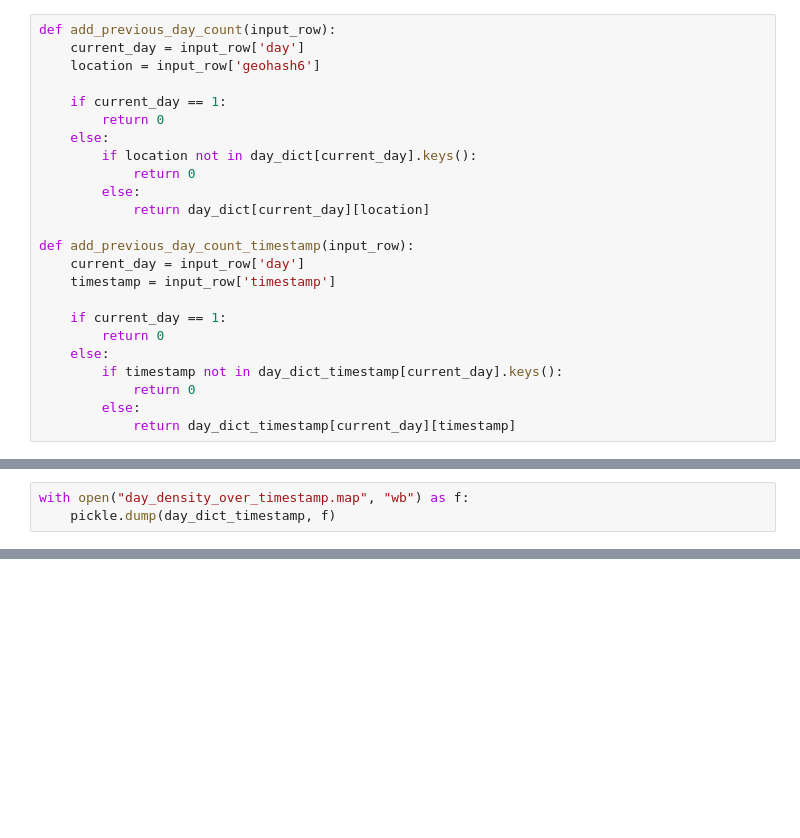
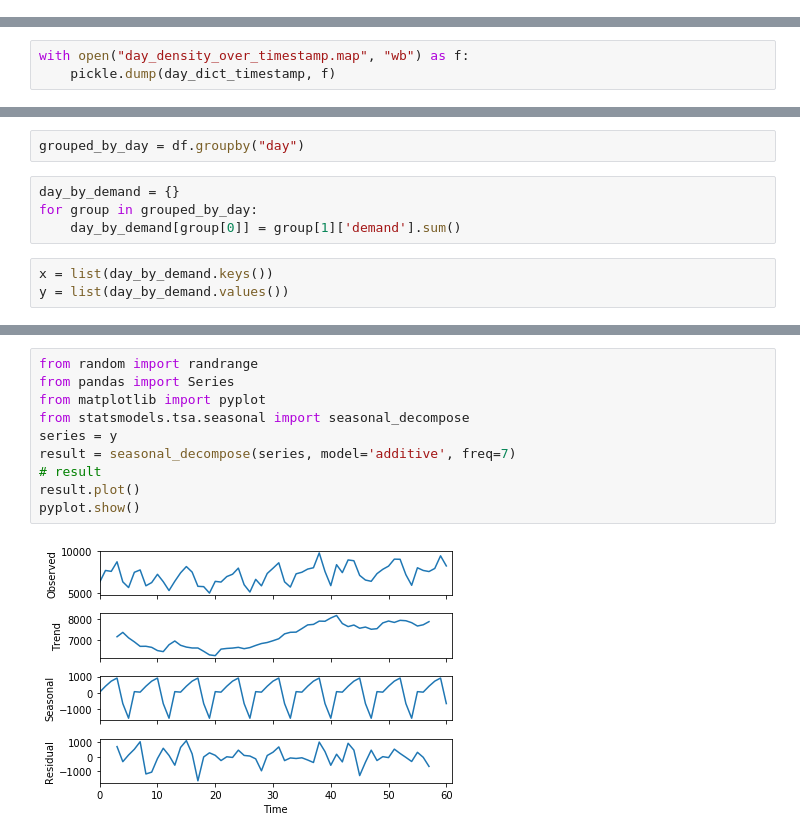
Before and after one commit to thuanthan147/AIForSEA_TrafficManagement, a Jupyter notebook: exploratory_data_analysis.ipynb, the cells around one changed output, grey strips where cells are left out. Cells and saved outputs as stored; diff of their text form; blank space fills up the shorter version.

```diff
--- a/exploratory_data_analysis.ipynb
+++ b/exploratory_data_analysis.ipynb
@@ -251,30 +294,6 @@ list_of_count
  1,
  6,
  7]
-# %%
-def add_previous_day_count(input_row):
-    current_day = input_row['day']
-    location = input_row['geohash6']
-
-    if current_day == 1:
-        return 0
-    else:
-        if location not in day_dict[current_day].keys():
-            return 0
-        else:
-            return day_dict[current_day][location]
-
-def add_previous_day_count_timestamp(input_row):
-    current_day = input_row['day']
-    timestamp = input_row['timestamp']
-
-    if current_day == 1:
-        return 0
-    else:
-        if timestamp not in day_dict_timestamp[current_day].keys():
-            return 0
-        else:
-            return day_dict_timestamp[current_day][timestamp]
 # %%
 grouped_by_day = df.groupby("day")
 # %%
@@ -331,0 +365,9 @@ with open("day_density_over_timestamp.map", "wb") as f:
+# %%
+grouped_by_day = df.groupby("day")
+# %%
+day_by_demand = {}
+for group in grouped_by_day:
+    day_by_demand[group[0]] = group[1]['demand'].sum()
+# %%
+x = list(day_by_demand.keys())
+y = list(day_by_demand.values())
@@ -331,0 +431,12 @@ with open("day_density_over_timestamp.map", "wb") as f:
+# %%
+from random import randrange
+from pandas import Series
+from matplotlib import pyplot
+from statsmodels.tsa.seasonal import seasonal_decompose
+series = y
+result = seasonal_decompose(series, model='additive', freq=7)
+# result
+result.plot()
+pyplot.show()
+# %% [output]
+[figure, added]
```
Also changed, not shown: parts of 28 cells of this notebook, 1 other file.
